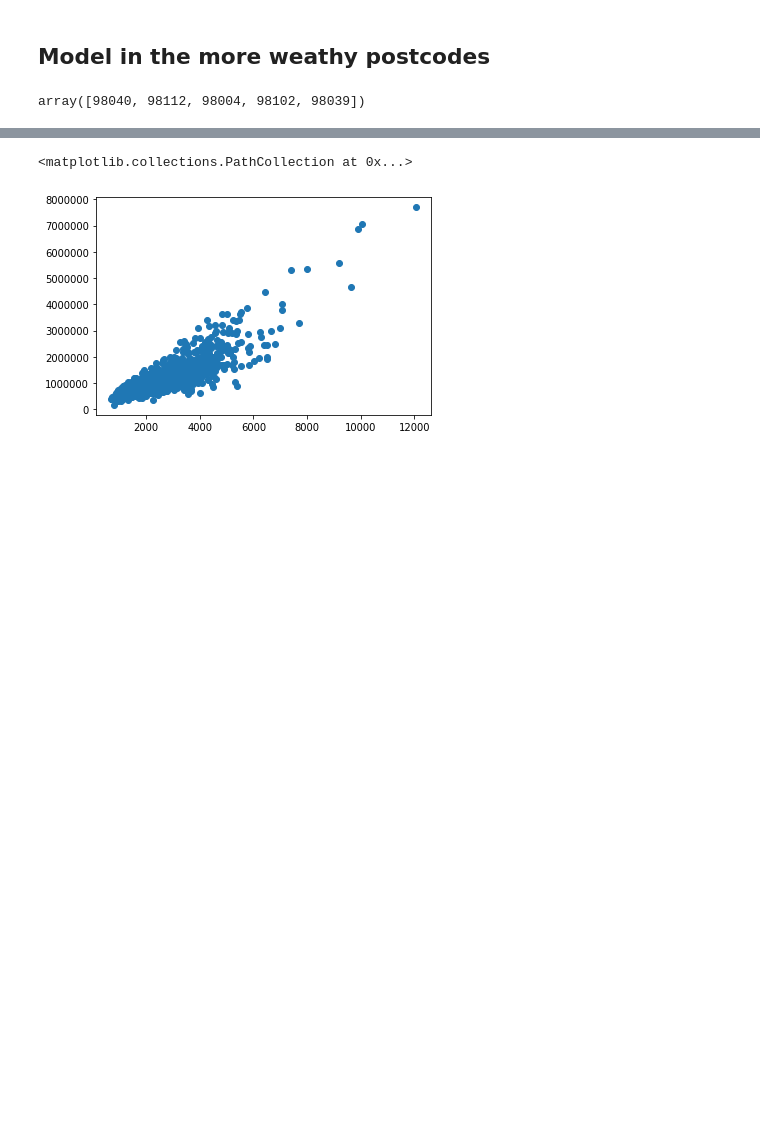
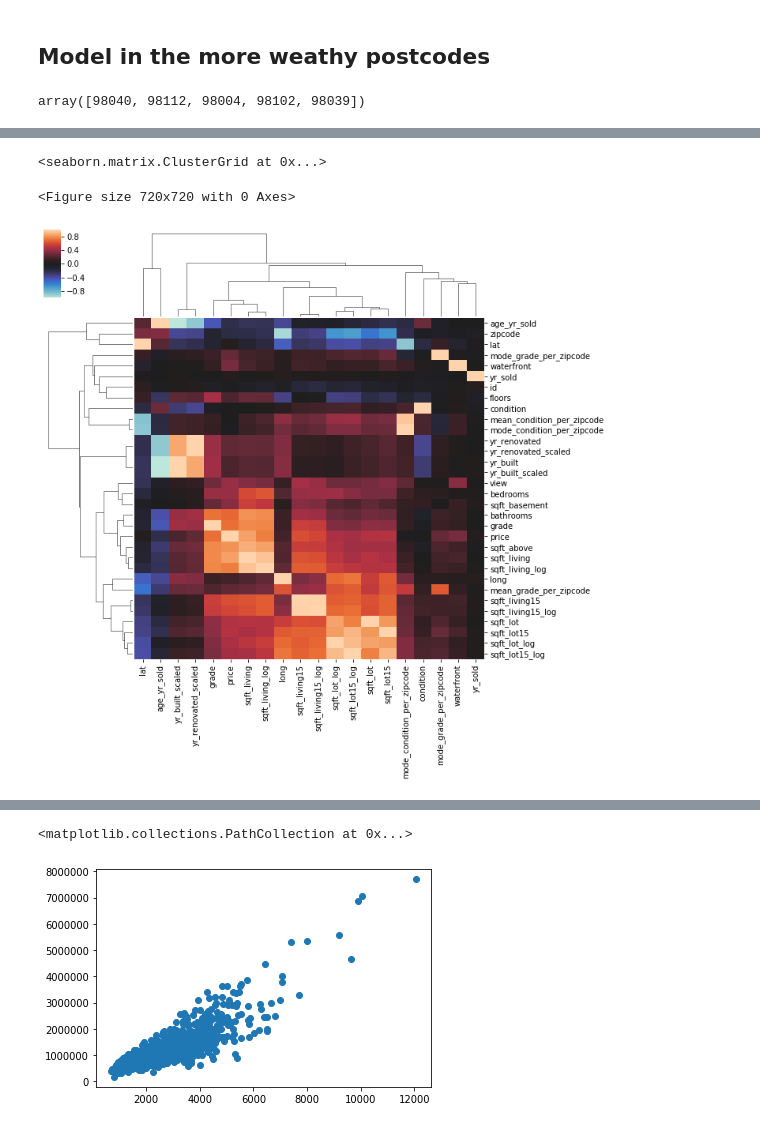
Before and after one commit to thomasribaroff/Mod1Project, a Jupyter notebook: Project Analysis.ipynb, the cells around one changed output, grey strips where cells are left out. Saved outputs shown, nothing was run; the diff lists cells and outputs as text; code cells hidden in the pictures; blank space fills up the shorter version.

```diff
--- a/Project Analysis.ipynb
+++ b/Project Analysis.ipynb
@@ -1120,0 +1109,12 @@ df_final1.corr()
+# %%
+
+plt.figure(figsize = [10,10])
+sns.clustermap(df_final1.corr()[['price','sqft_living', 'sqft_lot', 'waterfront', 'condition', 'grade',
+       'lat', 'long', 'sqft_living15', 'sqft_lot15', 'yr_built_scaled',
+       'yr_renovated_scaled', 'sqft_living_log', 'sqft_lot_log',
+       'sqft_living15_log', 'sqft_lot15_log', 'yr_sold',
+       'age_yr_sold', 'mode_grade_per_zipcode', 'mode_condition_per_zipcode']],center=0)
+# %% [output]
+<seaborn.matrix.ClusterGrid at 0x...>
+<Figure size 720x720 with 0 Axes>
+[figure, added]
```
Also changed, not shown: parts of 20 cells of this notebook, 2 other files.
